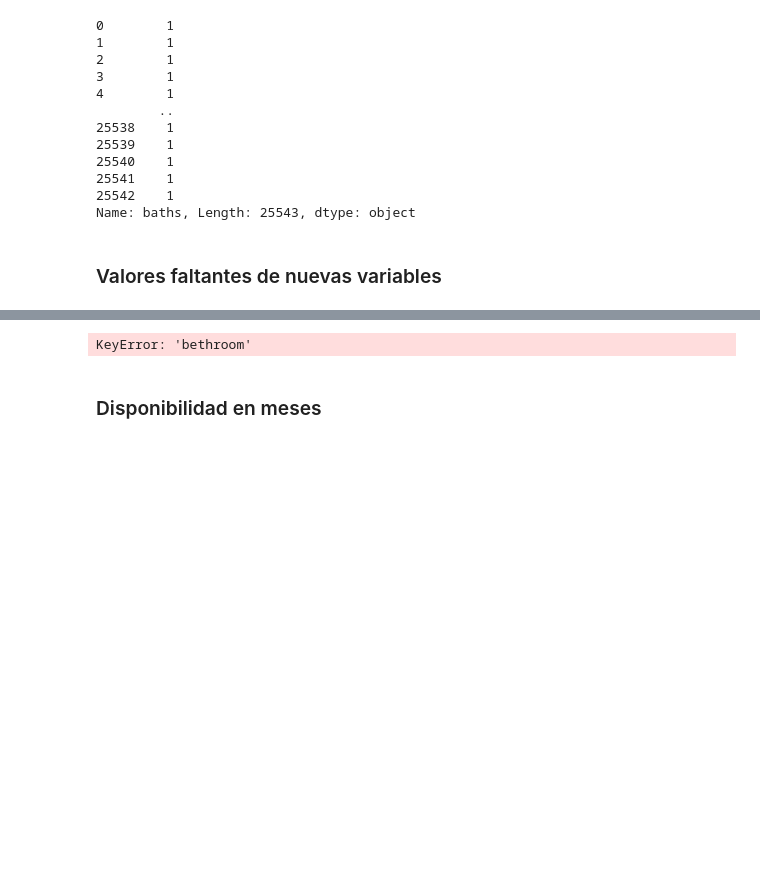
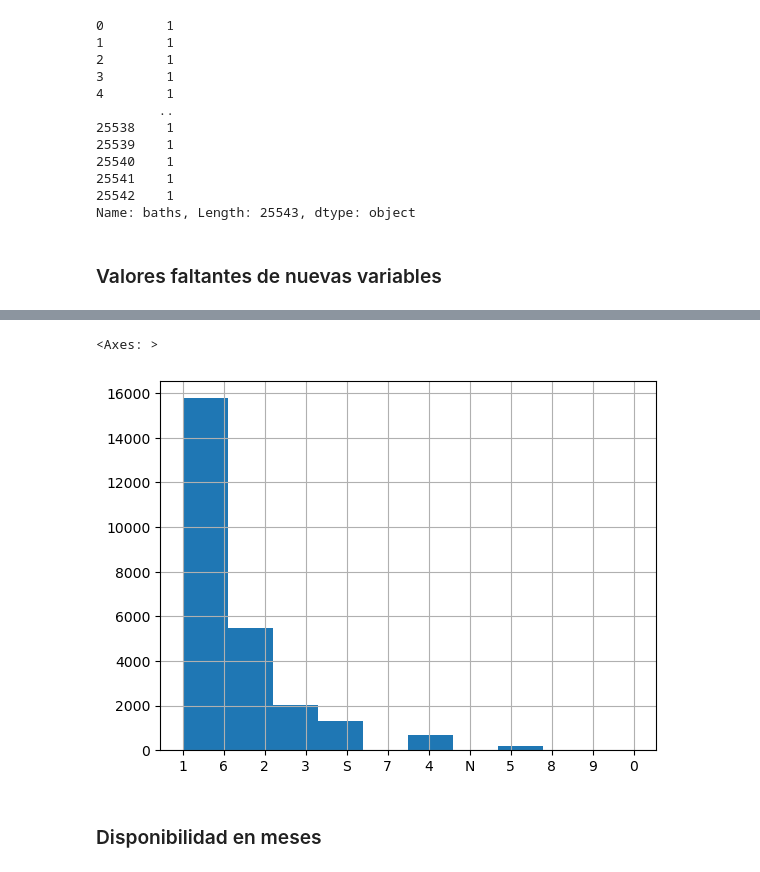
Before and after one commit to EstebanGomezVal/iteso-data-analytics, a Jupyter notebook: notebooks/Kmeans_madrid.ipynb, the cells around one changed output, grey strips where cells are left out. Saved outputs shown, nothing was run; the diff lists cells and outputs as text; code cells hidden in the pictures; blank space fills up the shorter version.

```diff
--- a/notebooks/Kmeans_madrid.ipynb
+++ b/notebooks/Kmeans_madrid.ipynb
@@ -211,7 +213,8 @@ df['baths'].hist()
 # %%
-df['bethroom'].hist()
+df['bedrooms'].hist()
 # %% [output]
-KeyError: 'bethroom'
+<Axes: >
+[figure, added]
 # %% [markdown]
 ### Disponibilidad en meses
 # %%
```
Also changed, not shown: parts of 12 cells of this notebook.
